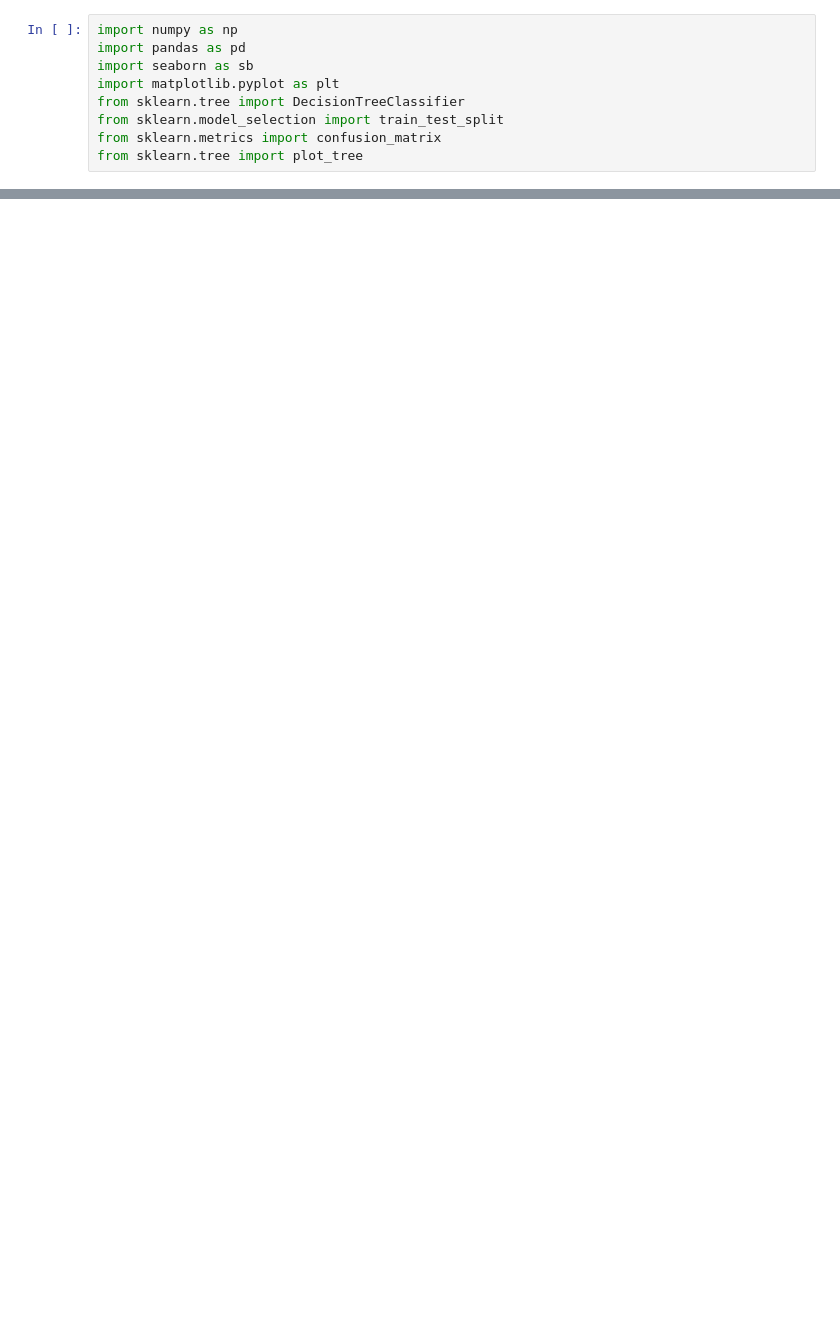
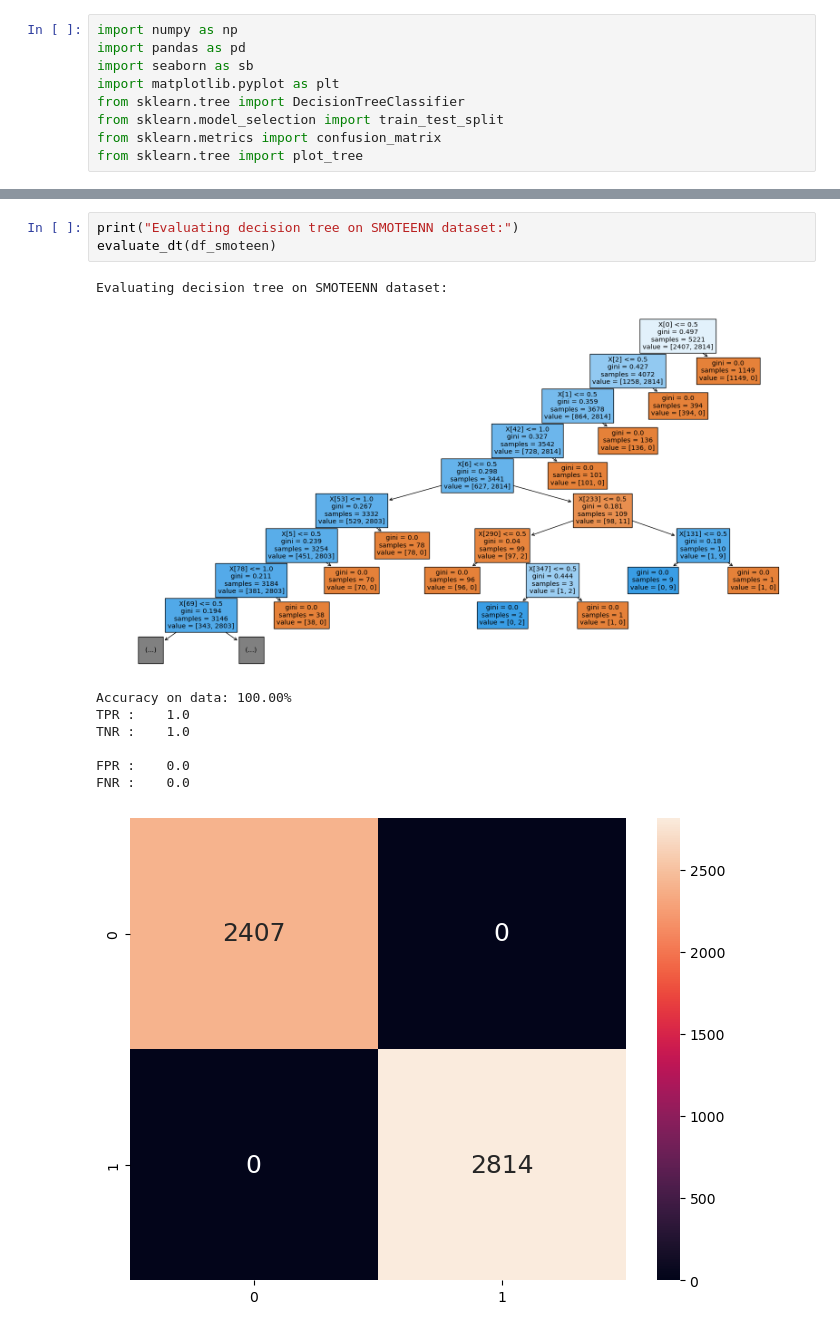
Before and after one commit to khanhlin003/Spam-Detection, a Jupyter notebook: DecisionTree.ipynb, the cells around one changed output, grey strips where cells are left out. Drawn from its saved outputs; the diff is of its cells as text; blank space fills up the shorter version.

```diff
--- a/DecisionTree.ipynb
+++ b/DecisionTree.ipynb
@@ -99,0 +80,13 @@ FNR Test :       0.015256588072122053
+# %%
+print("Evaluating decision tree on SMOTEENN dataset:")
+evaluate_dt(df_smoteen)
+# %% [output]
+Evaluating decision tree on SMOTEENN dataset:
+[figure, added]
+Accuracy on data: 100.00%
+TPR :    1.0
+TNR :    1.0
+
+FPR :    0.0
+FNR :    0.0
+[figure, added]
```
Also changed, not shown: parts of 15 cells of this notebook.
